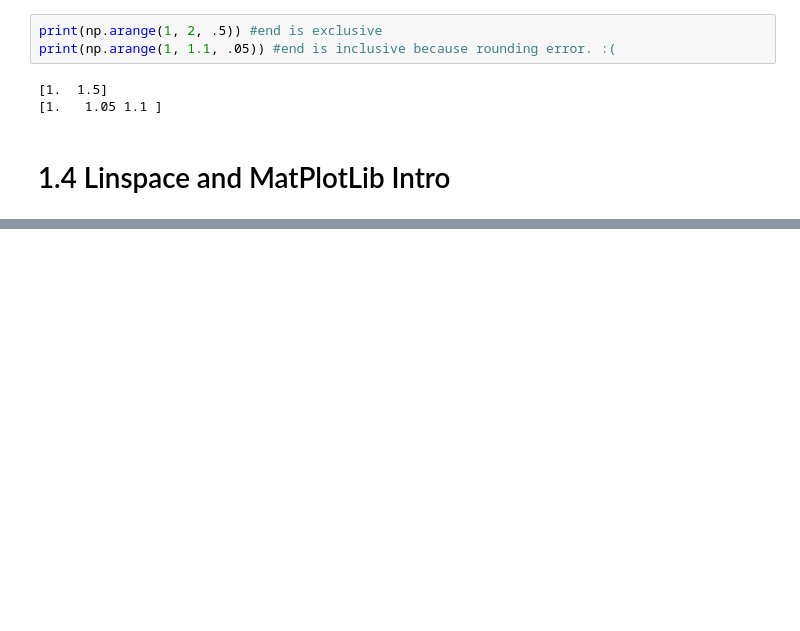
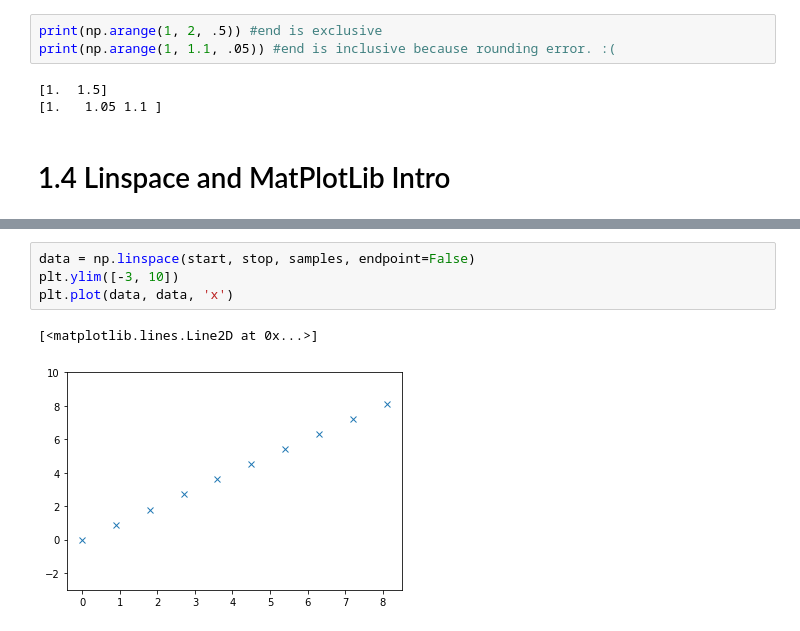
Before and after one commit to CalebCurry/ml-intro, a Jupyter notebook: Intro to ML.ipynb, the cells around one changed output, grey strips where cells are left out. Cells and saved outputs as stored; diff of their text form; blank space fills up the shorter version.

```diff
--- a/Intro to ML.ipynb
+++ b/Intro to ML.ipynb
@@ -286,0 +410,7 @@ print(np.arange(1, 1.1, .05)) #end is inclusive because rounding error. :(
+# %%
+data = np.linspace(start, stop, samples, endpoint=False)
+plt.ylim([-3, 10])
+plt.plot(data, data, 'x')
+# %% [output]
+[<matplotlib.lines.Line2D at 0x...>]
+[figure, added]
```
Also changed, not shown: parts of 23 cells of this notebook.
